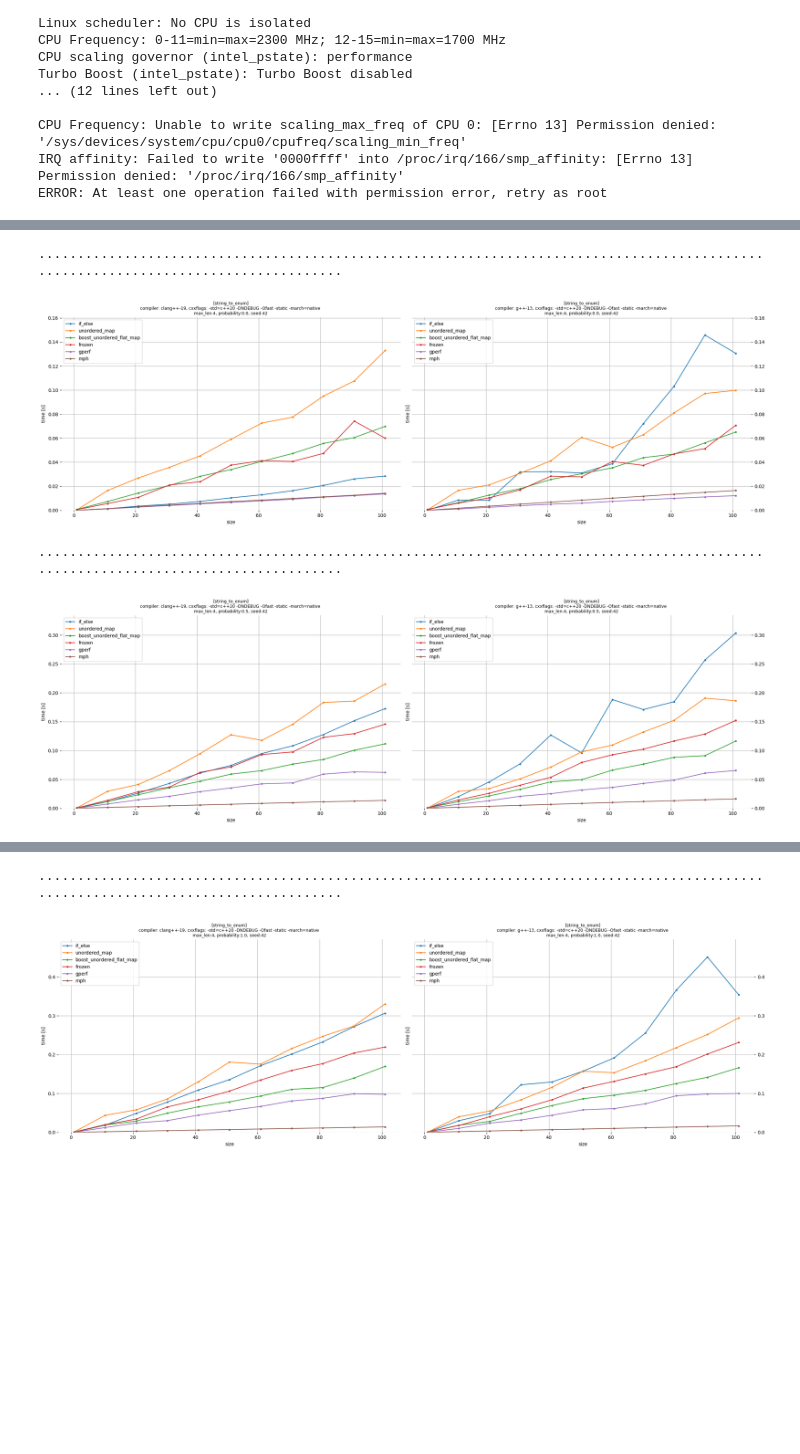
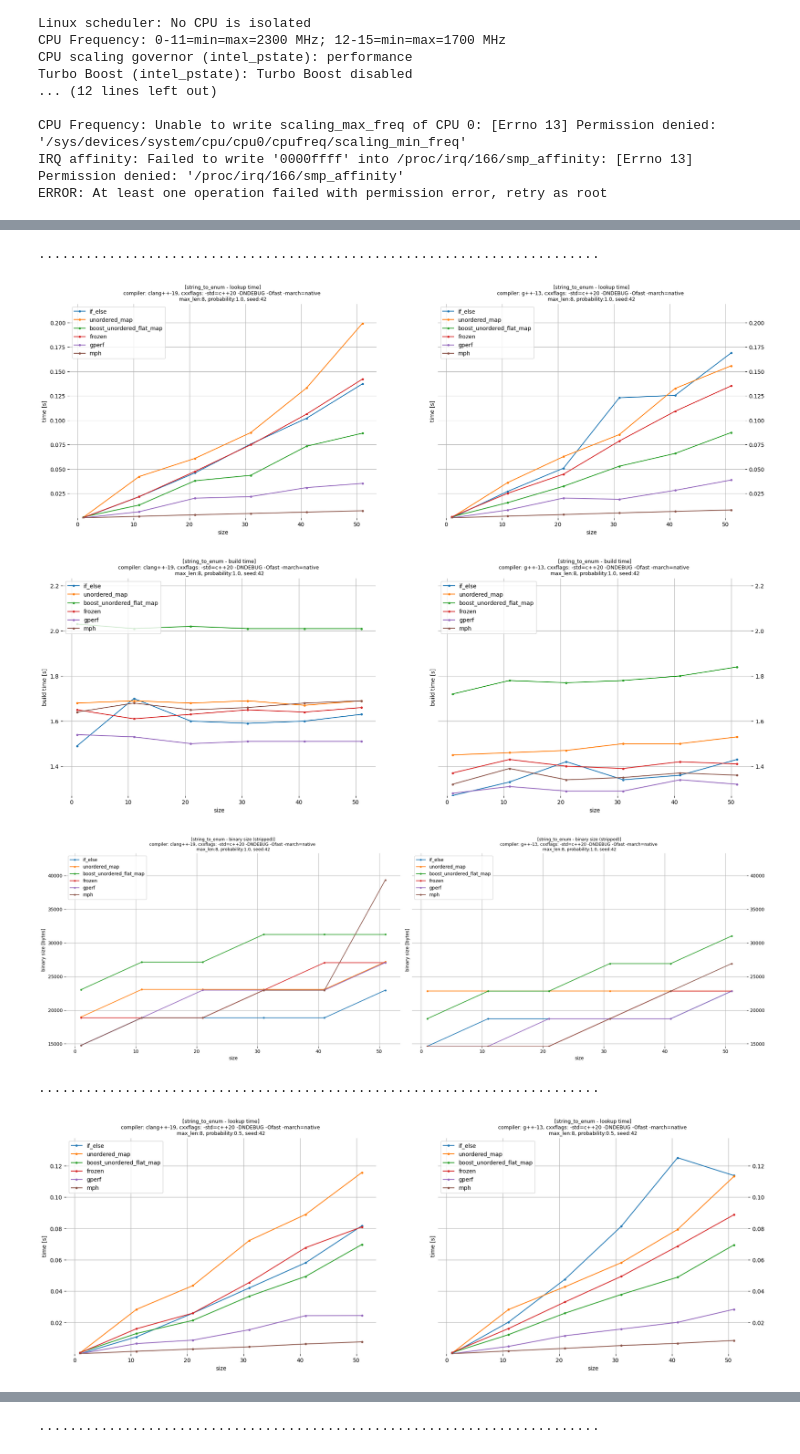
Before and after one commit to qlibs/mph, a Jupyter notebook: string_to_enum/benchmark.ipynb, the cells around one changed output, grey strips where cells are left out. Drawn from its saved outputs; the diff is of its cells as text; code cells hidden in the pictures; blank space fills up the shorter version.

Commit message:
string_to_enum

```diff
--- a/string_to_enum/benchmark.ipynb
+++ b/string_to_enum/benchmark.ipynb
@@ -47,33 +47,28 @@ import os
 import numpy as np
 
 TMP='/dev/shm'
-CXXFLAGS='-std=c++20 -DNDEBUG -Ofast -static -march=native'
+CXXFLAGS='-std=c++20 -DNDEBUG -Ofast -march=native'
 LDDFLAGS=''
 
-def build(name, compiler, targets, size, max_len, probability, seed):
+def buildit(name, compiler, target, size, max_len, probability, seed):
     !rm -f {' '.join([f"{TMP}/{target}" for target in targets])}
-    CMD=f"CXX={compiler} \
-          CXXFLAGS=\"{CXXFLAGS}\" \
-          LDDFLAGS=\"{LDDFLAGS}\" \
-          SIZE={size} \
-          PROBABILITY={probability} \
-          SEED={seed} \
-          TMP={TMP} \
-          BENCHMARK={name} \
-          make -j -s {' '.join(targets)}"
-    !{CMD}
+    CMD=f"CXX={compiler} CXXFLAGS=\"{CXXFLAGS}\" LDDFLAGS=\"{LDDFLAGS}\" SIZE={size} PROBABILITY={probability} SEED={seed} TMP={TMP} BENCHMARK={name} /usr/bin/time -f %e make -j -s {target}"
+    time = !{CMD}
     assert _exit_code == 0
+    return float(time[0])
 
 def timeit(target, cpu = 1, runs = 3):
     times = []
     checksums = []
+    !strip {TMP}/{target}
     for _ in range(runs):
         result = !taskset -c {cpu} {TMP}/{target}
         tokens = result[0].split(':')
         times.append(float(tokens[1]))
         checksums.append(int(tokens[0]))
     print('.', end='')
-    return times, checksums
+    binary_size = !stat -c %s {TMP}/{target}
+    return times, checksums, int(binary_size[0])
 # %%
 import joblib, random, string
 import matplotlib.pyplot as plt
@@ -161,21 +200,19 @@ def benchmark(name, compilers, targets, sizes, combinations):
 # %%
 seed = 42
 
-benchmark('string_to_enum', ['clang++-19', 'g++-13'],  ['if_else', 'unordered_map', 'boost_unordered_flat_map', 'frozen', 'gperf', 'mph'], sizes = range(1, 110, 10), combinations = [
-    {'max_len': 4, 'probability': 0.00, 'seed': seed},
-    {'max_len': 4, 'probability': 0.50, 'seed': seed},
-    {'max_len': 4, 'probability': 1.00, 'seed': seed},
+benchmark('string_to_enum', ['clang++-19', 'g++-13'], ['if_else', 'unordered_map', 'boost_unordered_flat_map', 'frozen', 'gperf', 'mph'], sizes = range(1, 60, 10), combinations = [
+    {'max_len': 8, 'probability': 1.00, 'seed': seed},
+    {'max_len': 8, 'probability': 0.50, 'seed': seed},
+    {'max_len': 8, 'probability': 0.00, 'seed': seed},
 
-    {'max_len': 8, 'probability': 0.00, 'seed': seed},
-    {'max_len': 8, 'probability': 0.50, 'seed': seed},
-    {'max_len': 8, 'probability': 1.00, 'seed': seed},
-
-    {'max_len': 12, 'probability': 0.00, 'seed': seed},
-    {'max_len': 12, 'probability': 0.50, 'seed': seed},
-    {'max_len': 12, 'probability': 1.00, 'seed': seed},
+    {'max_len': 15, 'probability': 1.00, 'seed': seed},
+    {'max_len': 15, 'probability': 0.50, 'seed': seed},
+    {'max_len': 15, 'probability': 0.00, 'seed': seed},
 ])
 # %% [output]
-....................................................................................................................................
+........................................................................
-[figure, old version]
+[figure, new version]
+[figure, new version]
+[figure, new version]
-....................................................................................................................................
+........................................................................
-[figure, old version]
+[figure, new version]
@@ -182,2 +221 @@ benchmark('string_to_enum', ['clang++-19', 'g++-13'],  ['if_else', 'unordered_ma
-....................................................................................................................................
+........................................................................
-[figure, old version]
```
Also changed, not shown: parts of 3 cells of this notebook, 6 other files.
